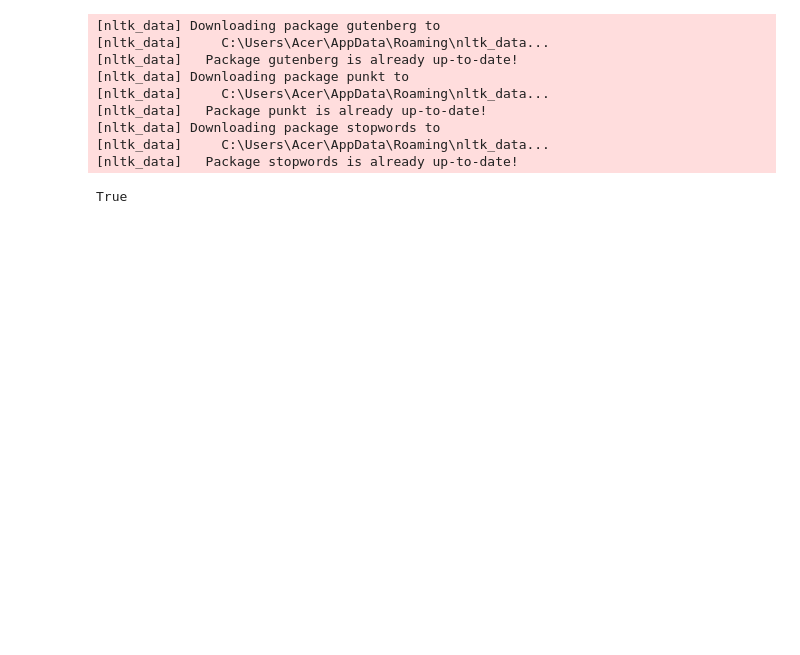
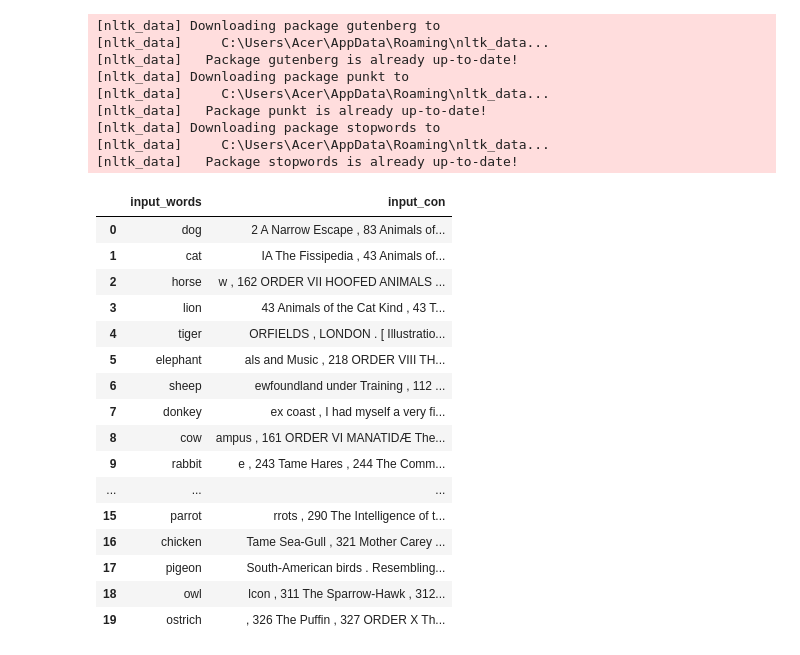
Before and after one commit to RamkrishnaKamble/cs772, a Jupyter notebook: CS772_assignment.ipynb, the cells around one changed output. Saved outputs shown, nothing was run; the diff lists cells and outputs as text; code cells hidden in the pictures; blank space fills up the shorter version.

```diff
--- a/CS772_assignment.ipynb
+++ b/CS772_assignment.ipynb
@@ -11,6 +13,7 @@ from urllib import request
 nltk.download('gutenberg')
 nltk.download('punkt')
 nltk.download('stopwords')
+stop_words = nltk.corpus.stopwords.words('english')
 # %% [output]
 [nltk_data] Downloading package gutenberg to
 [nltk_data]     C:\Users\Acer\AppData\Roaming\nltk_data...
@@ -21,7 +24,6 @@ nltk.download('stopwords')
 [nltk_data] Downloading package stopwords to
 [nltk_data]     C:\Users\Acer\AppData\Roaming\nltk_data...
 [nltk_data]   Package stopwords is already up-to-date!
-True
 # %%
 url = "https://www.gutenberg.org/files/37959/37959-0.txt"
 response = request.urlopen(url)
@@ -44,3 +48,23 @@ stopwords = nltk.corpus.stopwords.words('english')
+# %%
+df
+# %% [output]
+|  | input_words | input_con |
+| 0 | dog | 2 A Narrow Escape , 83 Animals of... |
+| 1 | cat | IA The Fissipedia , 43 Animals of... |
+| 2 | horse | w , 162 ORDER VII HOOFED ANIMALS ... |
+| 3 | lion | 43 Animals of the Cat Kind , 43 T... |
+| 4 | tiger | ORFIELDS , LONDON . [ Illustratio... |
+| 5 | elephant | als and Music , 218 ORDER VIII TH... |
+| 6 | sheep | ewfoundland under Training , 112 ... |
+| 7 | donkey | ex coast , I had myself a very fi... |
+| 8 | cow | ampus , 161 ORDER VI MANATIDÆ The... |
+| 9 | rabbit | e , 243 Tame Hares , 244 The Comm... |
+| ... | ... | ... |
+| 15 | parrot | rrots , 290 The Intelligence of t... |
+| 16 | chicken | Tame Sea-Gull , 321 Mother Carey ... |
+| 17 | pigeon | South-American birds . Resembling... |
+| 18 | owl | lcon , 311 The Sparrow-Hawk , 312... |
+| 19 | ostrich | , 326 The Puffin , 327 ORDER X Th... |
 # %%
 #defining the function to remove punctuation
 def preprocess(text):
```
Also changed, not shown: parts of 12 cells of this notebook.
